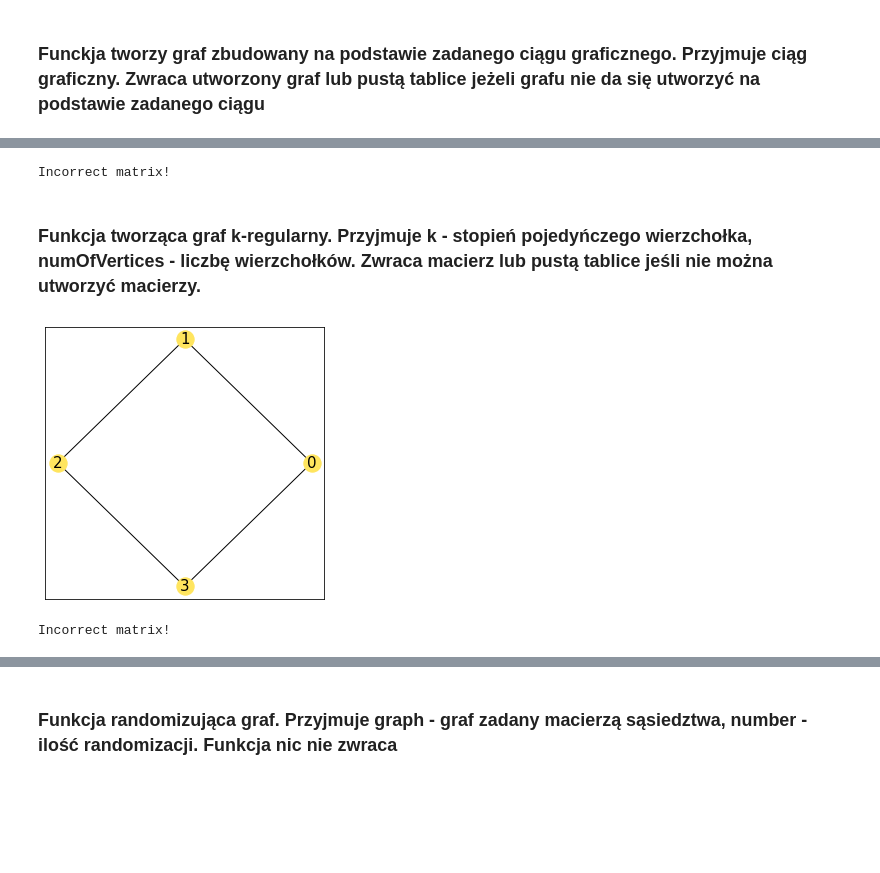
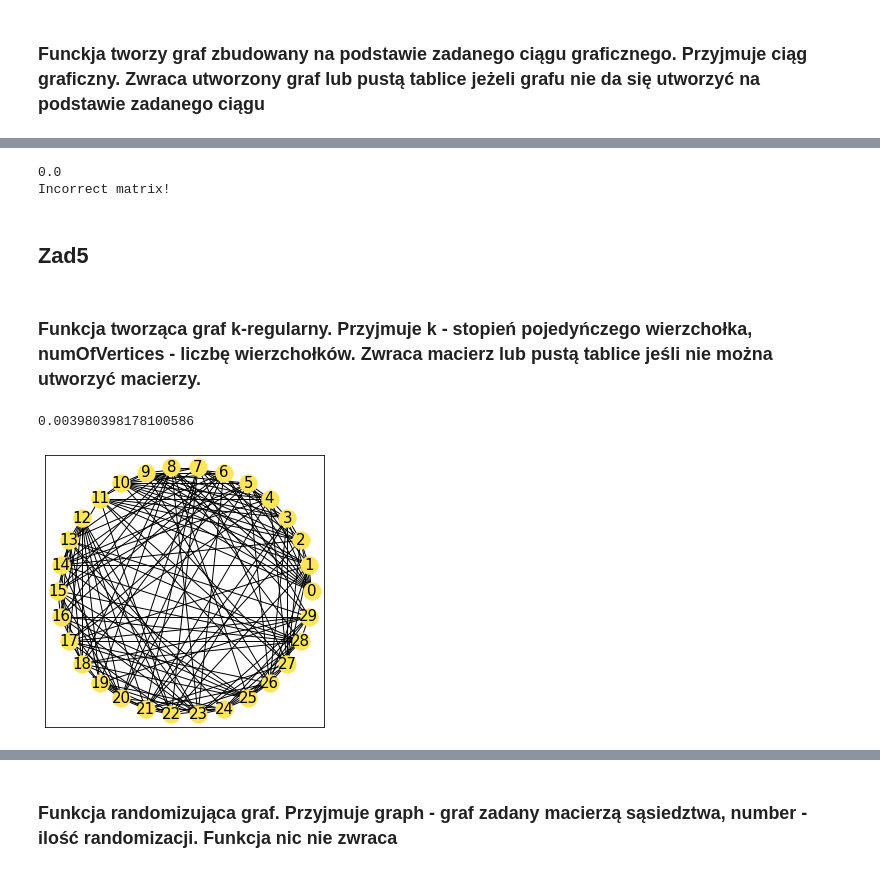
Before and after one commit to Czarne-Jagodki/labs, a Jupyter notebook: lab2/Zestaw2-grafy.ipynb, the cells around one changed output, grey strips where cells are left out. Cells and saved outputs as stored; diff of their text form; code cells hidden in the pictures; blank space fills up the shorter version.

```diff
--- a/lab2/Zestaw2-grafy.ipynb
+++ b/lab2/Zestaw2-grafy.ipynb
@@ -218,21 +266,37 @@ create_graph_visualization(np.matrix(matrix))
 # %%
 matrix = create_graph_from_seq([4, 4, 3, 1, 2])
+start = time.time()
+create_graph_from_seq([4, 4, 3, 1, 2])
+end = time.time()
+print(end-start)
 create_graph_visualization(np.matrix(matrix))
 # %% [output]
+0.0
 Incorrect matrix!
+# %% [markdown]
+## Zad5
 # %% [markdown]
 ### Funkcja tworząca graf k-regularny. Przyjmuje k - stopień pojedyńczego wierzchołka, numOfVertices - liczbę wierzchołków. Zwraca macierz lub pustą tablice jeśli nie można utworzyć macierzy.
 # %%
 def generate_k_regular_graph(k, numOfVertices):
+
+    """
+        Function creates a k regular graph.
+        :param k: an integer which is a degree of each vertex
+        :param numOfVertices: an integer which describes a number of vertices
+        :return matrix: an array of arrays which represents a graph
+    """
+
     arr = []
     for i in range(numOfVertices):
         arr.append(k)
     return create_graph_from_seq(arr)
-# %%
-create_graph_visualization(np.matrix(generate_k_regular_graph(2, 4)))
-# %% [output]
-[figure, removed]
-# %%
-create_graph_visualization(np.matrix(generate_k_regular_graph(3, 7)))
-# %% [output]
-Incorrect matrix!
+# %%
+start = time.time()
+generate_k_regular_graph(11, 30)
+end = time.time()
+print(end-start)
+create_graph_visualization(np.matrix(generate_k_regular_graph(11, 30)))
+# %% [output]
+0.003980398178100586
+[figure, added]
```
Also changed, not shown: parts of 40 cells of this notebook, 1 other file.
